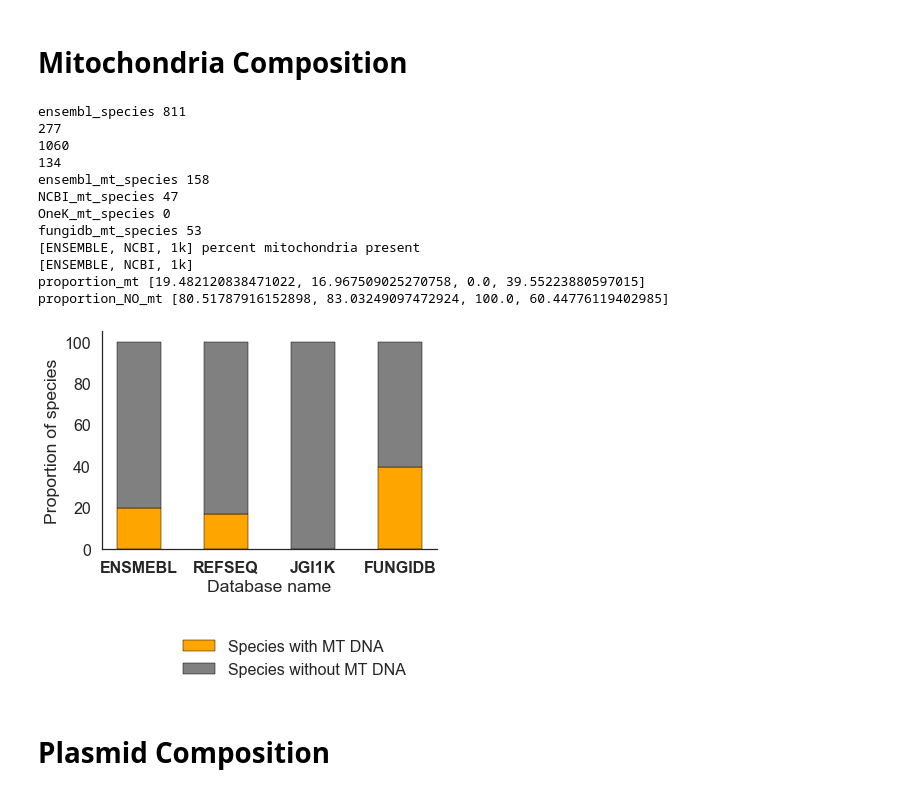
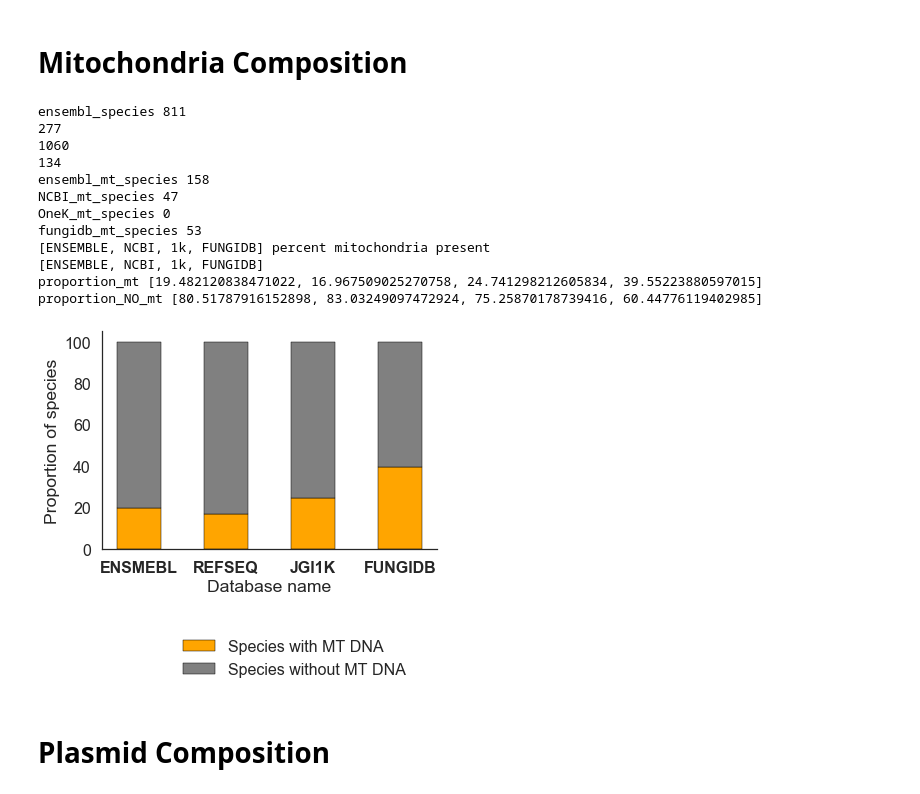
Before and after one commit to Mangul-Lab-USC/db.microbiome, a Jupyter notebook: Fungi/jupyter_notebook_analysis/analysis.ipynb, the cells around one changed output. Cells and saved outputs as stored; diff of their text form; code cells hidden in the pictures.

Commit message:
updated mt proportion in jgi1k

```diff
--- a/Fungi/jupyter_notebook_analysis/analysis.ipynb
+++ b/Fungi/jupyter_notebook_analysis/analysis.ipynb
@@ -298,6 +298,8 @@ import numpy as np
 import matplotlib.pyplot as plt
 from matplotlib.pyplot import figure
 from matplotlib import rc
+import pandas as pd
+import seaborn as sns
 
 
 cnx = sqlite3.connect(r'../data/refSeqFungiStats.db')
@@ -319,7 +321,8 @@ fungidb_mt_species = pd.read_sql_query("SELECT SPECIESTAXID FROM speciesdb where
 
 prop_ensembl_with_mt = (ensembl_mt_species / float(ensembl_species) ) * 100.0
 prop_NCBI_with_mt = (NCBI_mt_species / float(NCBI_species) ) * 100.0
-prop_1K_with_mt = (OneK_mt_species / float(OneK_species) ) * 100.0
+# prop_1K_with_mt = (OneK_mt_species / float(OneK_species) ) * 100.0
+prop_1K_with_mt = 263/1063 * 100.0
 prop_fungidb_with_mt = (fungidb_mt_species/ float(fungidb_species) ) * 100.0
 
 
@@ -337,8 +340,8 @@ print("fungidb_mt_species", fungidb_mt_species)
 proportion_mt = [prop_ensembl_with_mt, prop_NCBI_with_mt, prop_1K_with_mt, prop_fungidb_with_mt]
 proportion_no_mt = [100 - prop_ensembl_with_mt, 100 - prop_NCBI_with_mt, 100 - prop_1K_with_mt, 100 - prop_fungidb_with_mt]
 
-print("[ENSEMBLE, NCBI, 1k] percent mitochondria present")
-print("[ENSEMBLE, NCBI, 1k]")
+print("[ENSEMBLE, NCBI, 1k, FUNGIDB] percent mitochondria present")
+print("[ENSEMBLE, NCBI, 1k, FUNGIDB]")
 print("proportion_mt", proportion_mt)
 print("proportion_NO_mt", proportion_no_mt)
 
@@ -353,38 +356,38 @@ barWidth = 1
 
 g=sns.set_style("white")
 g=sns.set_context("poster")
 
 # Create orange bars default bar on bottom for chromosomes
 p1 = plt.bar(r, proportion_mt, color='orange', edgecolor='black', width=barWidth)
 # Create green bars (middle), on top of the firs ones for contigs
 p2 = plt.bar(r, proportion_no_mt, bottom=proportion_mt, color='grey', edgecolor='black', width=barWidth)
 
 # Custom X axis
 plt.xticks(r, names, fontweight='bold')
 plt.xlabel("Database name")
 
 # Custom Y axis
 plt.ylabel("Proportion of species")
 
 #  legend
 plt.legend((p1[0], p2[0]), ('Species with MT DNA', 'Species without MT DNA'),bbox_to_anchor=(0.95, -0.35),frameon=False)
 
 g=sns.despine()
 plt.savefig("MT.pdf", bbox_inches='tight')
 # %% [output]
 ensembl_species 811
 277
 1060
 134
 ensembl_mt_species 158
 NCBI_mt_species 47
 OneK_mt_species 0
 fungidb_mt_species 53
-[ENSEMBLE, NCBI, 1k] percent mitochondria present
-[ENSEMBLE, NCBI, 1k]
-proportion_mt [19.482120838471022, 16.967509025270758, 0.0, 39.55223880597015]
-proportion_NO_mt [80.51787916152898, 83.03249097472924, 100.0, 60.44776119402985]
+[ENSEMBLE, NCBI, 1k, FUNGIDB] percent mitochondria present
+[ENSEMBLE, NCBI, 1k, FUNGIDB]
+proportion_mt [19.482120838471022, 16.967509025270758, 24.741298212605834, 39.55223880597015]
+proportion_NO_mt [80.51787916152898, 83.03249097472924, 75.25870178739416, 60.44776119402985]
-[figure, old version]
+[figure, new version]
 # %% [markdown]
 # Plasmid Composition
 # %%
```
Also changed, not shown: parts of 2 cells of this notebook, 5 other files.
